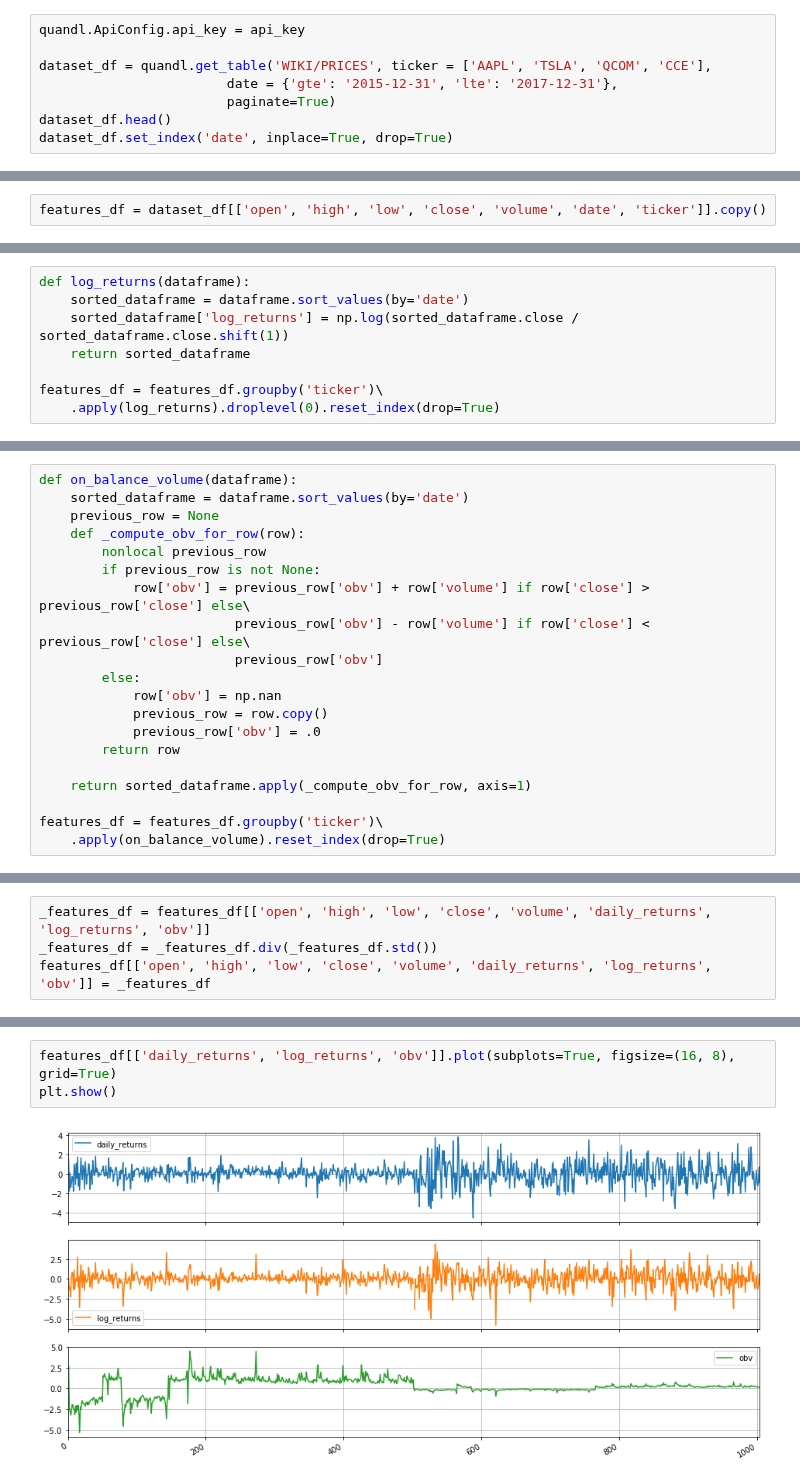
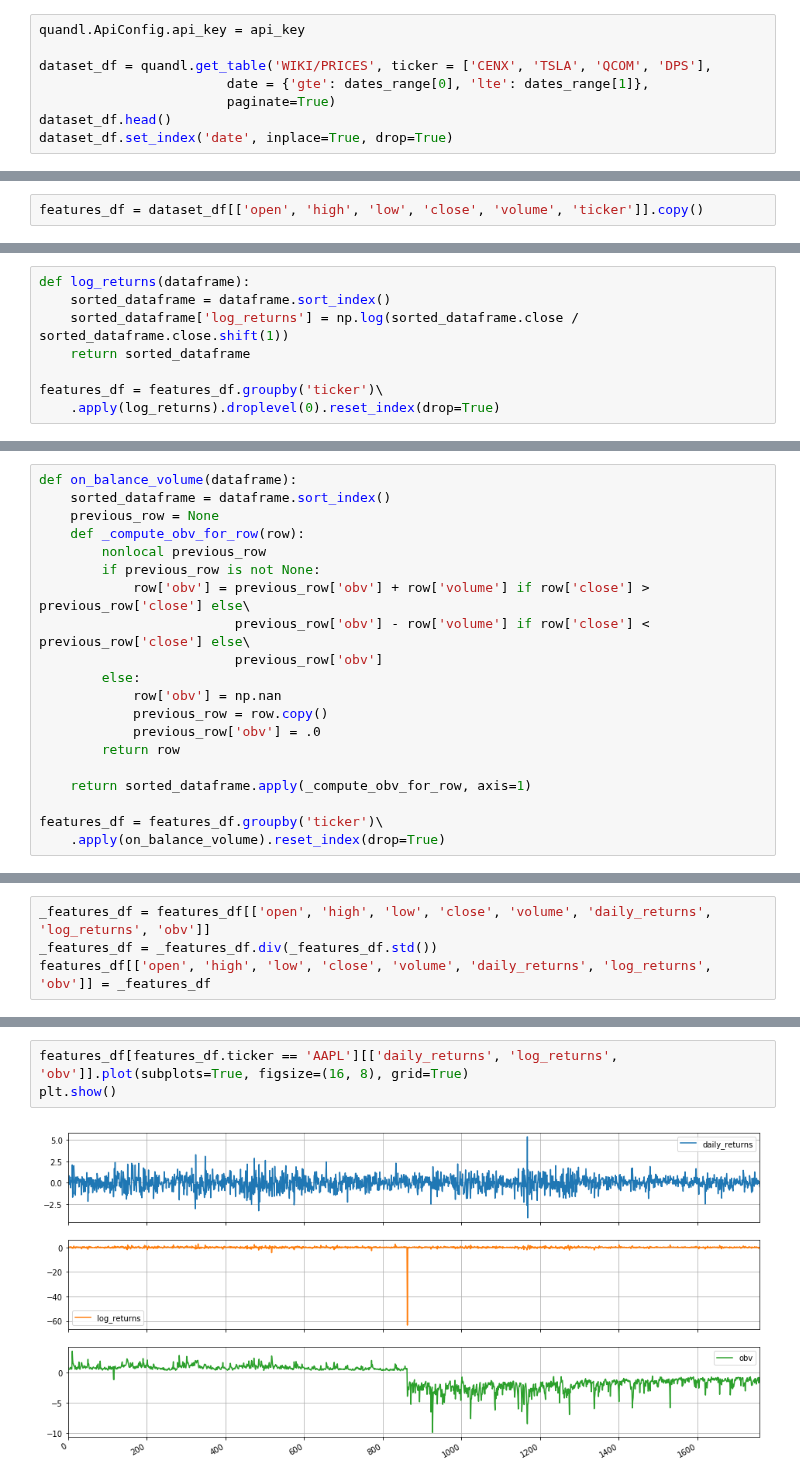
Before and after one commit to leoniloris/Stock-Price-Prediction, a Jupyter notebook: stock_price_prediction.ipynb, the cells around one changed output, grey strips where cells are left out. Drawn from its saved outputs; the diff is of its cells as text.

```diff
--- a/stock_price_prediction.ipynb
+++ b/stock_price_prediction.ipynb
@@ -113,8 +108,8 @@ dataset_df
 # %%
 quandl.ApiConfig.api_key = api_key
 
-dataset_df = quandl.get_table('WIKI/PRICES', ticker = ['AAPL', 'TSLA', 'QCOM', 'CCE'],
-                        date = {'gte': '2015-12-31', 'lte': '2017-12-31'},
+dataset_df = quandl.get_table('WIKI/PRICES', ticker = ['CENX', 'TSLA', 'QCOM', 'DPS'],
+                        date = {'gte': dates_range[0], 'lte': dates_range[1]},
                         paginate=True)
 dataset_df.head()
 dataset_df.set_index('date', inplace=True, drop=True)
@@ -167,7 +168,7 @@ dataset_df.loc[dataset_df.index.isin(test_date_range), 'set'] = 'TEST'
 # %% [markdown]
 * As discussed in the first section, it is useful to transform the OCHL features to something manageable mathematically, such as, a (locally) stationary time series.
 # %%
-features_df = dataset_df[['open', 'high', 'low', 'close', 'volume', 'date', 'ticker']].copy()
+features_df = dataset_df[['open', 'high', 'low', 'close', 'volume', 'ticker']].copy()
 # %% [markdown]
 ## Analytical features
 # %% [markdown]
@@ -190,7 +191,7 @@ $$log(\frac{X(t)}{X(t-1)})$$
 * The desirable properties of using log-returns can be summed in as being prone to follow a normal distribution and being able to "accumulate" returns over time with simple additions instead of multiplications)
 # %%
 def log_returns(dataframe):
-    sorted_dataframe = dataframe.sort_values(by='date')
+    sorted_dataframe = dataframe.sort_index()
     sorted_dataframe['log_returns'] = np.log(sorted_dataframe.close / sorted_dataframe.close.shift(1))
     return sorted_dataframe
 
@@ -221,7 +222,7 @@ features_df = features_df.groupby('ticker')\
 * On Balance Volume (OBV) Is an indicator that simply adds or subtracts the volume from a accumulator depending on the return of the current day.
 # %%
 def on_balance_volume(dataframe):
-    sorted_dataframe = dataframe.sort_values(by='date')
+    sorted_dataframe = dataframe.sort_index()
     previous_row = None
     def _compute_obv_for_row(row):
         nonlocal previous_row
@@ -250,5 +256,5 @@ features_df[['open', 'high', 'low', 'close', 'volume', 'daily_returns', 'log_ret
 # %%
-features_df[['daily_returns', 'log_returns', 'obv']].plot(subplots=True, figsize=(16, 8), grid=True)
+features_df[features_df.ticker == 'AAPL'][['daily_returns', 'log_returns', 'obv']].plot(subplots=True, figsize=(16, 8), grid=True)
 plt.show()
 # %% [output]
-[figure, old version]
+[figure, new version]
```
Also changed, not shown: parts of 8 cells of this notebook.
